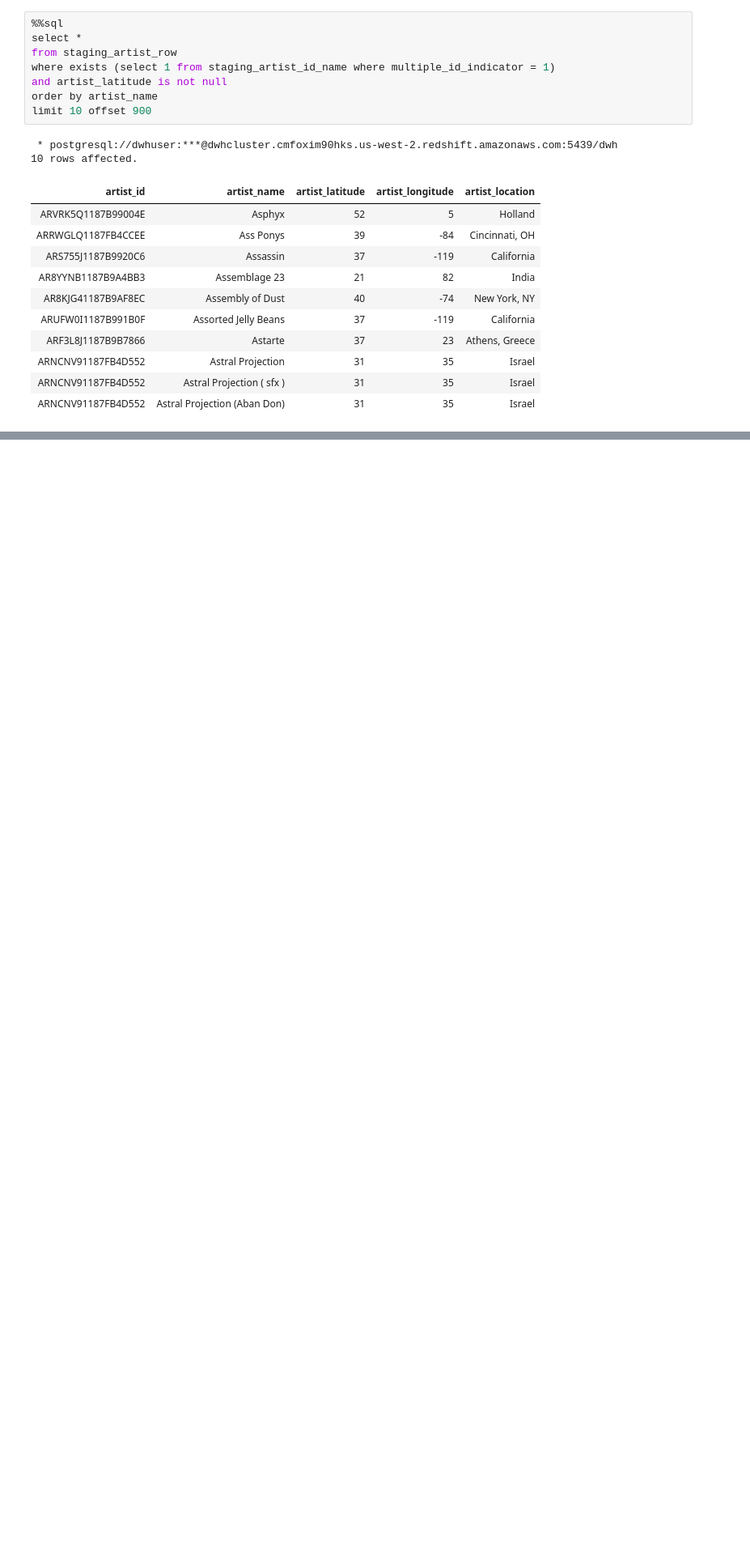
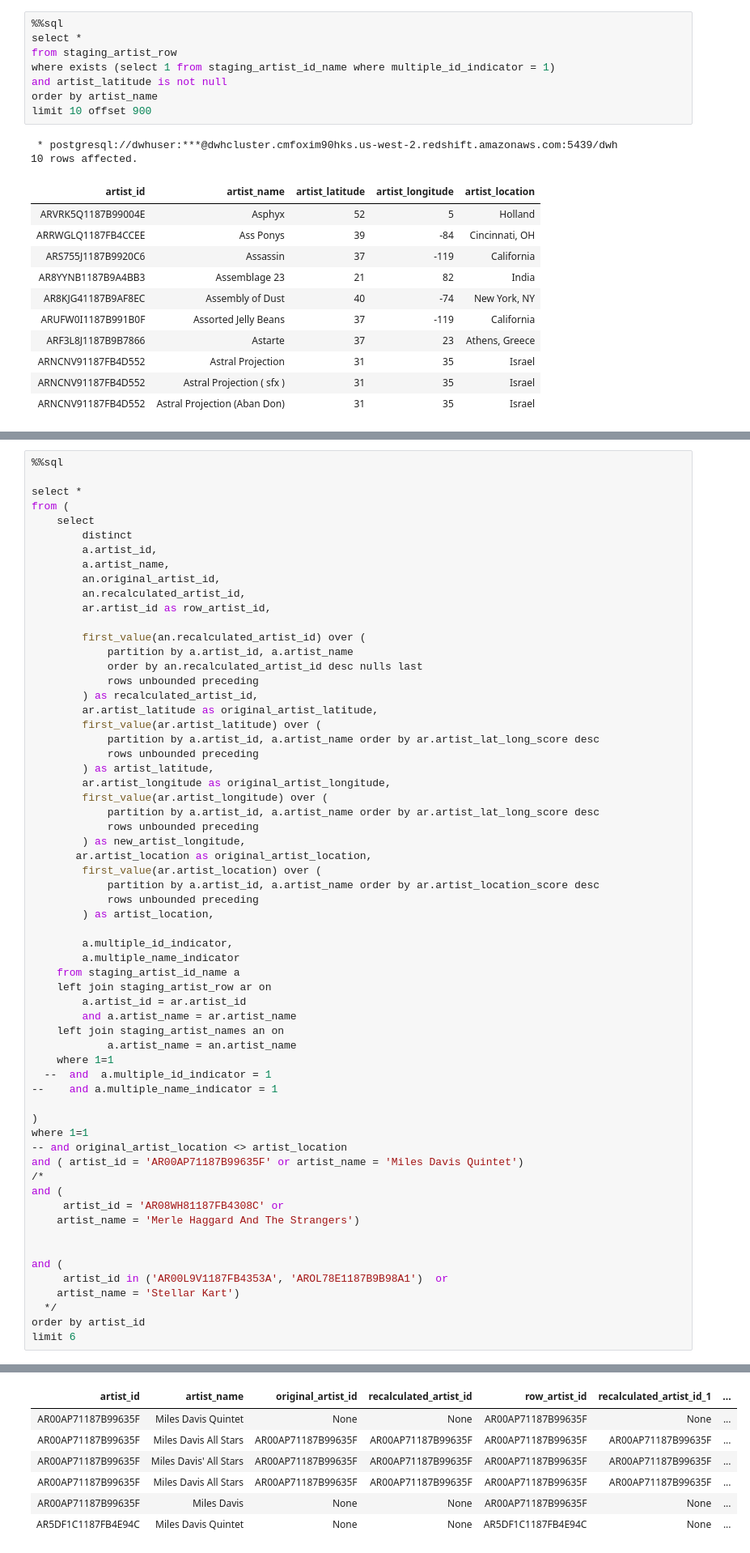
Before and after one commit to joseph-higaki/UDataEng_L03_P02_S3toRedshiftDW, a Jupyter notebook: artist_cleaning.ipynb, the cells around one changed output, grey strips where cells are left out. Shown at 81% size. Cells and saved outputs as stored; diff of their text form; blank space fills up the shorter version.

```diff
--- a/artist_cleaning.ipynb
+++ b/artist_cleaning.ipynb
@@ -661,0 +976,63 @@ Non name / id duplicates
+# %%
+%%sql
+
+select *
+from (
+    select
+        distinct
+        a.artist_id,
+        a.artist_name,
+        an.original_artist_id,
+        an.recalculated_artist_id,
+        ar.artist_id as row_artist_id,
+
+        first_value(an.recalculated_artist_id) over (
+            partition by a.artist_id, a.artist_name
+            order by an.recalculated_artist_id desc nulls last
+            rows unbounded preceding
+        ) as recalculated_artist_id,
+        ar.artist_latitude as original_artist_latitude,
+        first_value(ar.artist_latitude) over (
+            partition by a.artist_id, a.artist_name order by ar.artist_lat_long_score desc
+            rows unbounded preceding
+        ) as artist_latitude,
+        ar.artist_longitude as original_artist_longitude,
+        first_value(ar.artist_longitude) over (
+            partition by a.artist_id, a.artist_name order by ar.artist_lat_long_score desc
+            rows unbounded preceding
+        ) as new_artist_longitude,
+       ar.artist_location as original_artist_location,
+        first_value(ar.artist_location) over (
+            partition by a.artist_id, a.artist_name order by ar.artist_location_score desc
+            rows unbounded preceding
+        ) as artist_location,
+
+        a.multiple_id_indicator,
+        a.multiple_name_indicator
+    from staging_artist_id_name a
+    left join staging_artist_row ar on
+        a.artist_id = ar.artist_id
+        and a.artist_name = ar.artist_name
+    left join staging_artist_names an on
+            a.artist_name = an.artist_name
+    where 1=1
+  --  and  a.multiple_id_indicator = 1
+--    and a.multiple_name_indicator = 1
+
+)
+where 1=1
+-- and original_artist_location <> artist_location
+and ( artist_id = 'AR00AP71187B99635F' or artist_name = 'Miles Davis Quintet')
+/*
+and (
+     artist_id = 'AR08WH81187FB4308C' or
+    artist_name = 'Merle Haggard And The Strangers')
+
+
+and (
+     artist_id in ('AR00L9V1187FB4353A', 'AROL78E1187B9B98A1')  or
+    artist_name = 'Stellar Kart')
+  */
+order by artist_id
+limit 6
+# %% [output]
@@ -661,0 +1041,7 @@ Non name / id duplicates
+| artist_id | artist_name | original_artist_id | recalculated_artist_id | row_artist_id | recalculated_artist_id_1 | ... |
+| AR00AP71187B99635F | Miles Davis Quintet | None | None | AR00AP71187B99635F | None | ... |
+| AR00AP71187B99635F | Miles Davis All Stars | AR00AP71187B99635F | AR00AP71187B99635F | AR00AP71187B99635F | AR00AP71187B99635F | ... |
+| AR00AP71187B99635F | Miles Davis' All Stars | AR00AP71187B99635F | AR00AP71187B99635F | AR00AP71187B99635F | AR00AP71187B99635F | ... |
+| AR00AP71187B99635F | Miles Davis All Stars | AR00AP71187B99635F | AR00AP71187B99635F | AR00AP71187B99635F | AR00AP71187B99635F | ... |
+| AR00AP71187B99635F | Miles Davis | None | None | AR00AP71187B99635F | None | ... |
+| AR5DF1C1187FB4E94C | Miles Davis Quintet | None | None | AR5DF1C1187FB4E94C | None | ... |
```
Also changed, not shown: parts of 29 cells of this notebook, 3 other files.
